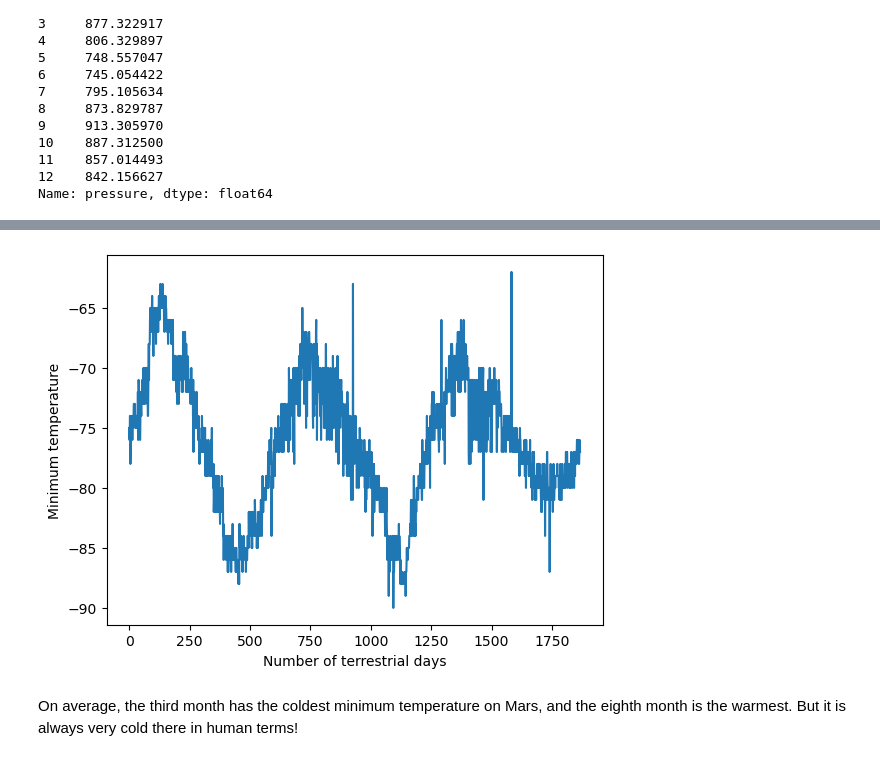
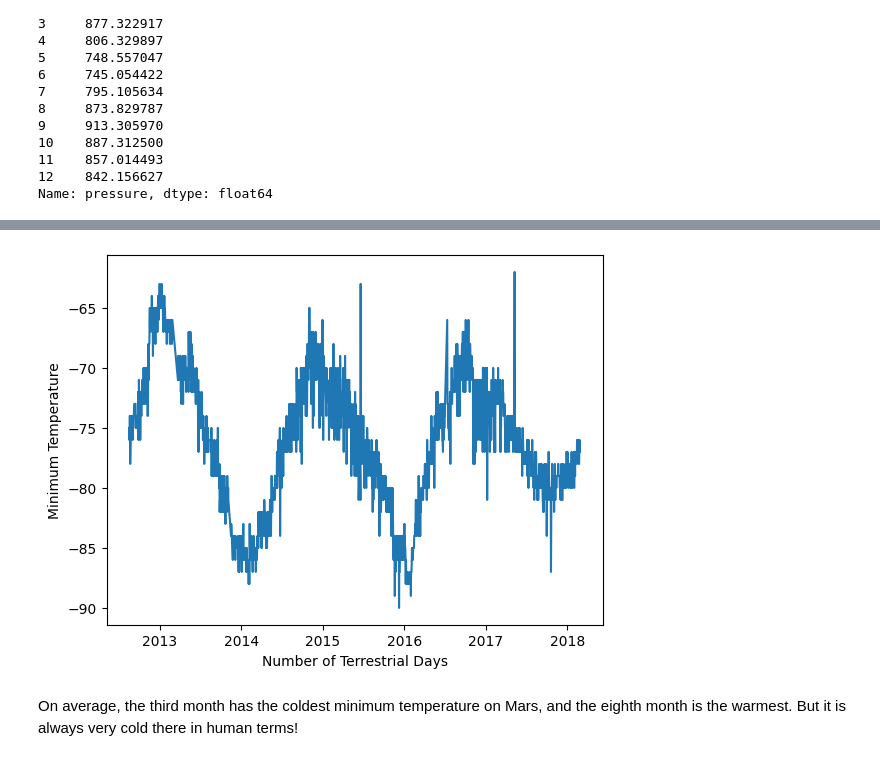
Before and after one commit to caitepley/Module-11-Challenge, a Jupyter notebook: part_2_mars_weather.ipynb, the cells around one changed output, grey strips where cells are left out. Saved outputs shown, nothing was run; the diff lists cells and outputs as text; code cells hidden in the pictures.

```diff
--- a/part_2_mars_weather.ipynb
+++ b/part_2_mars_weather.ipynb
@@ -90,2 +88,10 @@ dtype: object
+# %%
+# Change data types for data analysis
+mars_weather_df['terrestrial_date'] = pd.to_datetime(mars_weather_df['terrestrial_date'])
+mars_weather_df.sol = mars_weather_df.sol.astype('int64')
+mars_weather_df.ls = mars_weather_df.ls.astype('int64')
+mars_weather_df.month = mars_weather_df.month.astype('int64')
+mars_weather_df.min_temp = mars_weather_df.min_temp.astype('float64')
+mars_weather_df.pressure = mars_weather_df.pressure.astype('float64')
 # %%
 # Confirm type changes were successful by examining data types again
@@ -183,7 +219,11 @@ Name: pressure, dtype: float64
 # %%
 # 5. How many terrestrial (earth) days are there in a Martian year?
+plt.plot(mars_weather_df['terrestrial_date'],mars_weather_df['min_temp'])
+plt.xlabel('Number of Terrestrial Days')
+plt.ylabel('Minimum Temperature')
+plt.show()
 # %% [output]
-[figure, old version]
+[figure, new version]
 # %% [markdown]
 On average, the third month has the coldest minimum temperature on Mars, and the eighth month is the warmest. But it is always very cold there in human terms!
 # %% [markdown]
```
Also changed, not shown: parts of 13 cells of this notebook, 1 other file.
